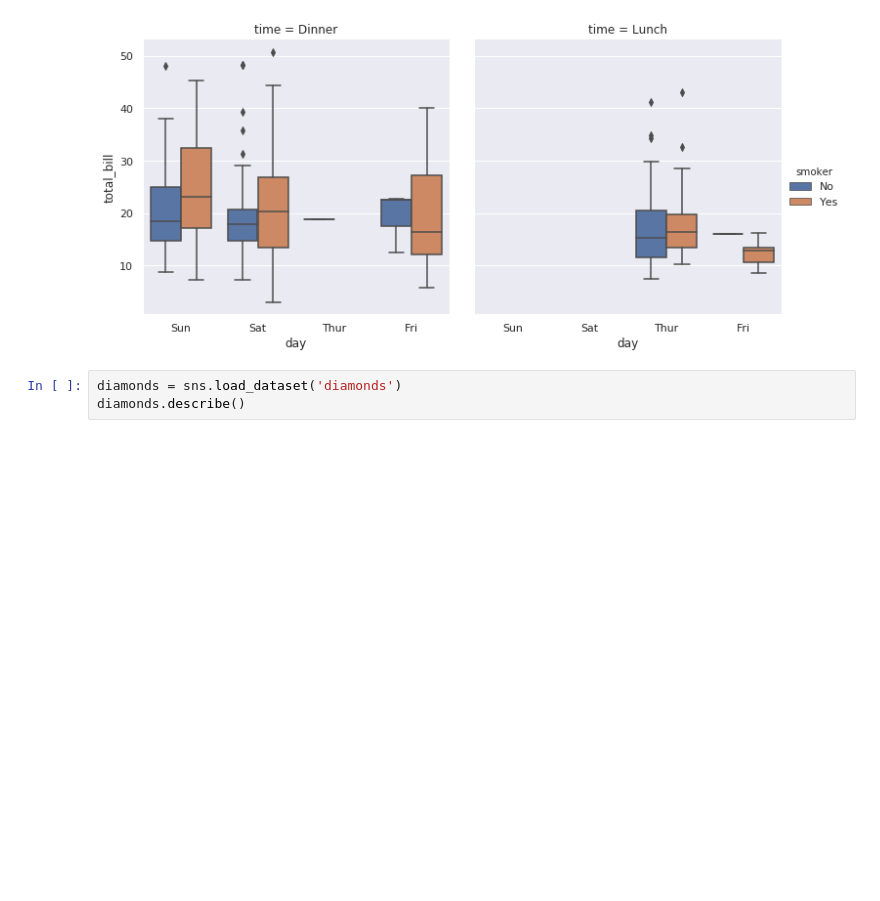
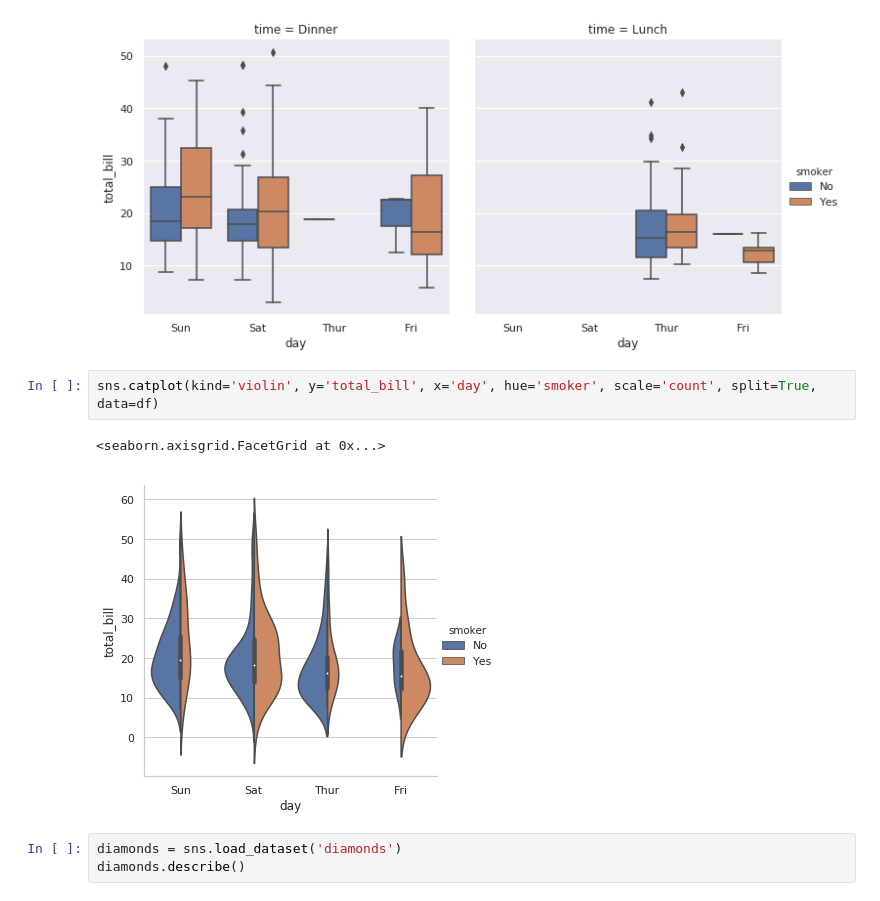
Before and after one commit to praveengurrapu/MLCourse, a Jupyter notebook: visualization/Visualization.ipynb, the cells around one changed output. Saved outputs shown, nothing was run; the diff lists cells and outputs as text; blank space fills up the shorter version.

```diff
--- a/visualization/Visualization.ipynb
+++ b/visualization/Visualization.ipynb
@@ -146,6 +149,11 @@ sns.catplot(kind='box', y='total_bill', x='day', col='time', hue='smoker', data=
 # %% [output]
 <seaborn.axisgrid.FacetGrid at 0x...>
 [figure]
+# %%
+sns.catplot(kind='violin', y='total_bill', x='day', hue='smoker', scale='count', split=True, data=df)
+# %% [output]
+<seaborn.axisgrid.FacetGrid at 0x...>
+[figure, added]
 # %%
 diamonds = sns.load_dataset('diamonds')
 diamonds.describe()
```
Also changed, not shown: parts of 7 cells of this notebook.
